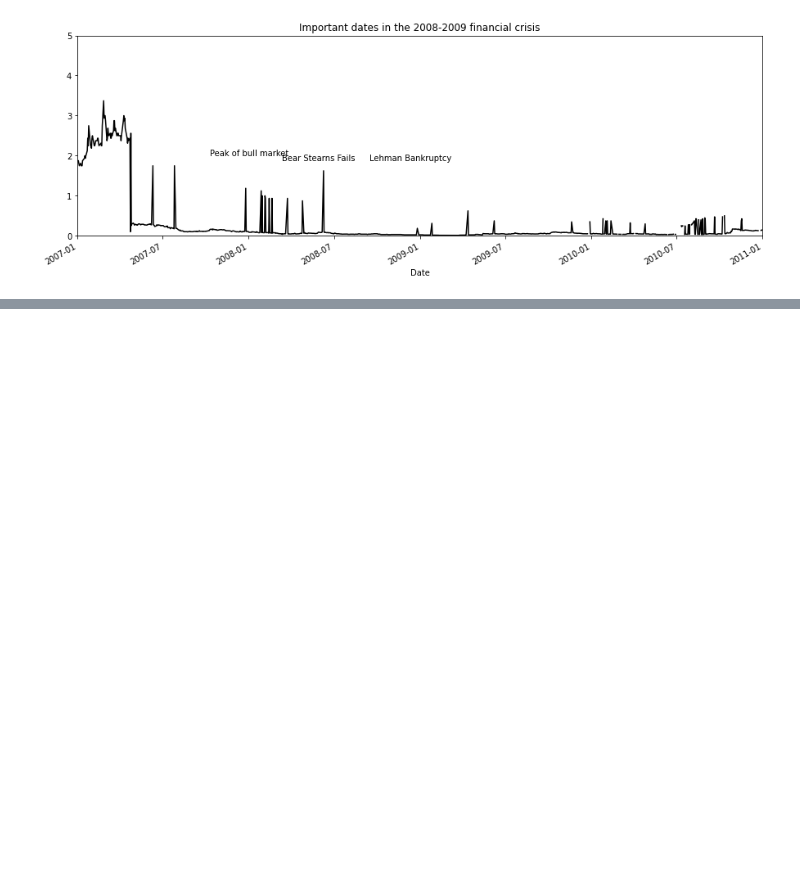
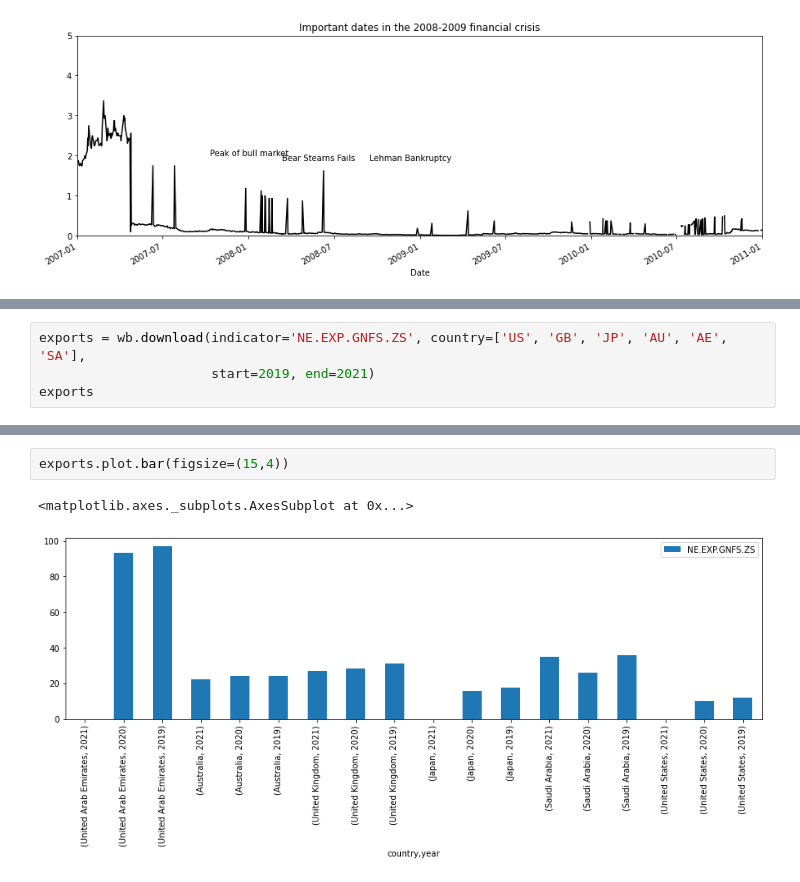
Before and after one commit to Denis04-M/data-wrangling-practise, a Jupyter notebook: practice.ipynb, the cells around one changed output, grey strips where cells are left out. Saved outputs shown, nothing was run; the diff lists cells and outputs as text; blank space fills up the shorter version.

```diff
--- a/practice.ipynb
+++ b/practice.ipynb
@@ -916,0 +939,4 @@ fig
+# %%
+exports = wb.download(indicator='NE.EXP.GNFS.ZS', country=['US', 'GB', 'JP', 'AU', 'AE', 'SA'],
+                      start=2019, end=2021)
+exports
@@ -916,0 +962,5 @@ fig
+# %%
+exports.plot.bar(figsize=(15,4))
+# %% [output]
+<matplotlib.axes._subplots.AxesSubplot at 0x...>
+[figure, added]
```
Also changed, not shown: parts of 11 cells of this notebook.
